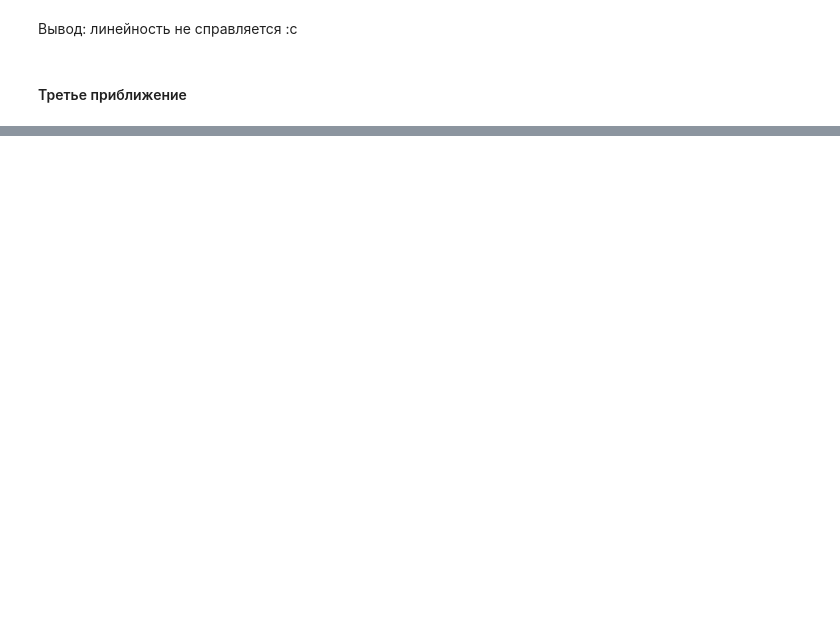
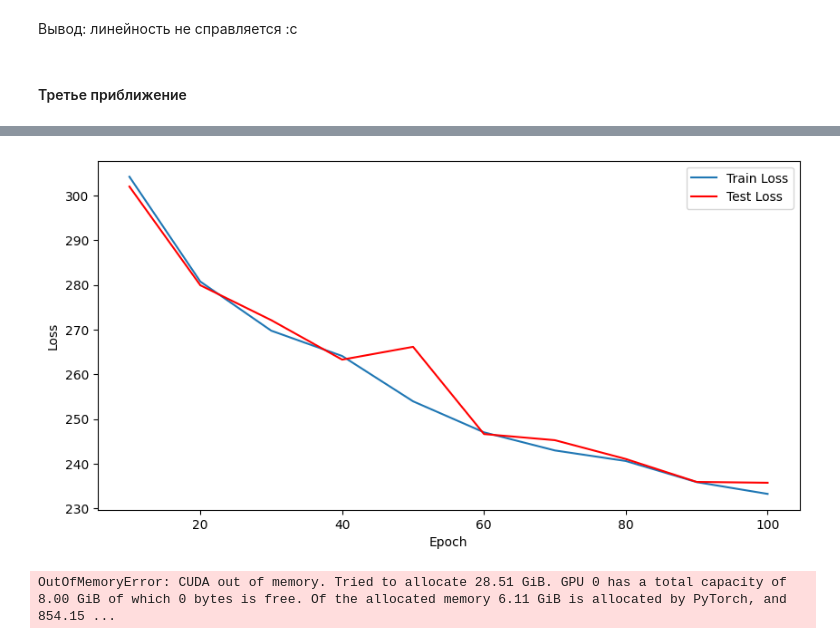
Before and after one commit to seri4ka/GB_task1, a Jupyter notebook: task.ipynb, the cells around one changed output, grey strips where cells are left out. Cells and saved outputs as stored; diff of their text form; code cells hidden in the pictures; blank space fills up the shorter version.

```diff
--- a/task.ipynb
+++ b/task.ipynb
@@ -427,0 +485,78 @@ data_full.columns = new_columns
+# %%
+# Создание простой модели LSTM
+class LSTMModel(nn.Module):
+    def __init__(self, input_size, hidden_size, output_size):
+        super(LSTMModel, self).__init__()
+        self.lstm = nn.LSTM(input_size, hidden_size, batch_first=True)
+        self.fc = nn.Linear(hidden_size, output_size)
+
+    def forward(self, x):
+        lstm_out, _ = self.lstm(x)
+        out = self.fc(lstm_out[:, -1, :])  # Используем последнее значение из последовательности
+        return out
+
+# Гиперпараметры
+input_size = x_train.shape[2]
+hidden_size = 50
+output_size = y_train.shape[1]
+learning_rate = 0.0001
+num_epochs = 100
+# %%
+# Инициализация модели, функции потерь и оптимизатора
+model = LSTMModel(input_size, hidden_size, output_size).to(device)
+criterion = torch.nn.MSELoss()
+optimizer = torch.optim.Adam(model.parameters(), lr=learning_rate)
+
+# Листы для хранения значений потерь
+train_losses = []
+test_losses = []
+
+# Обучение модели
+for epoch in tqdm(range(num_epochs)):
+    model.train()
+
+    running_loss = 0.0
+    for x_batch, y_batch in train_loader:
+        x_batch, y_batch = x_batch.to(device), y_batch.to(device)
+
+        optimizer.zero_grad()
+        y_pred = model(x_batch).squeeze()
+        loss = criterion(y_pred, y_batch)
+        loss.backward()
+        optimizer.step()
+
+        running_loss += loss.item()
+
+    train_loss = running_loss / len(train_loader)
+
+    if (epoch + 1) % 10 == 0:
+        model.eval()
+        with torch.no_grad():
+            running_test_loss = 0.0
+            for x_batch, y_batch in test_loader:
+                x_batch, y_batch = x_batch.to(device), y_batch.to(device)
+                y_test_pred = model(x_batch).squeeze()
+                test_loss = criterion(y_test_pred, y_batch)
+                running_test_loss += test_loss.item()
+
+            test_loss = running_test_loss / len(test_loader)
+
+        train_losses.append(train_loss)
+        test_losses.append(test_loss)
+        print(f'Epoch [{epoch+1}/{num_epochs}], Train Loss: {train_loss:.4f}, Test Loss: {test_loss:.4f}')
+
+# Построение графиков потерь
+plt.figure(figsize=(10, 5))
+plt.plot(range(10, num_epochs+1, 10), train_losses, label='Train Loss')
+plt.plot(range(10, num_epochs+1, 10), test_losses, label='Test Loss', color='r')
+plt.xlabel('Epoch')
+plt.ylabel('Loss')
+plt.legend()
+plt.show()
+
+# Пример предсказания
+model.eval()
+with torch.no_grad():
+    test_predictions = model(x_test.to(device)).squeeze().cpu().numpy()
+    # print("Test Predictions:", test_predictions)
+# %% [output]
@@ -427,0 +573,2 @@ data_full.columns = new_columns
+[figure, added]
+OutOfMemoryError: CUDA out of memory. Tried to allocate 28.51 GiB. GPU 0 has a total capacity of 8.00 GiB of which 0 bytes is free. Of the allocated memory 6.11 GiB is allocated by PyTorch, and 854.15 ...
```
Also changed, not shown: parts of 22 cells of this notebook.
